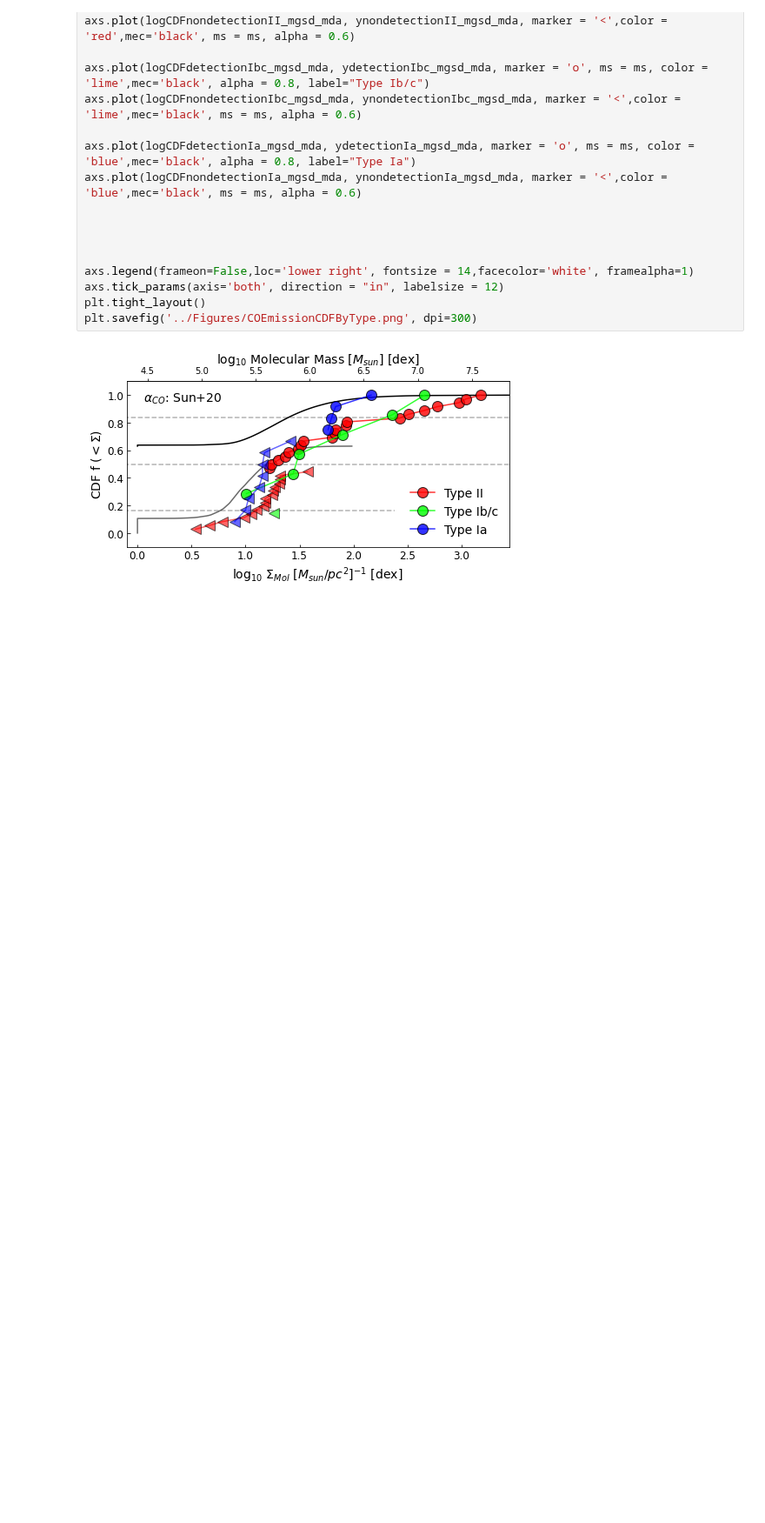
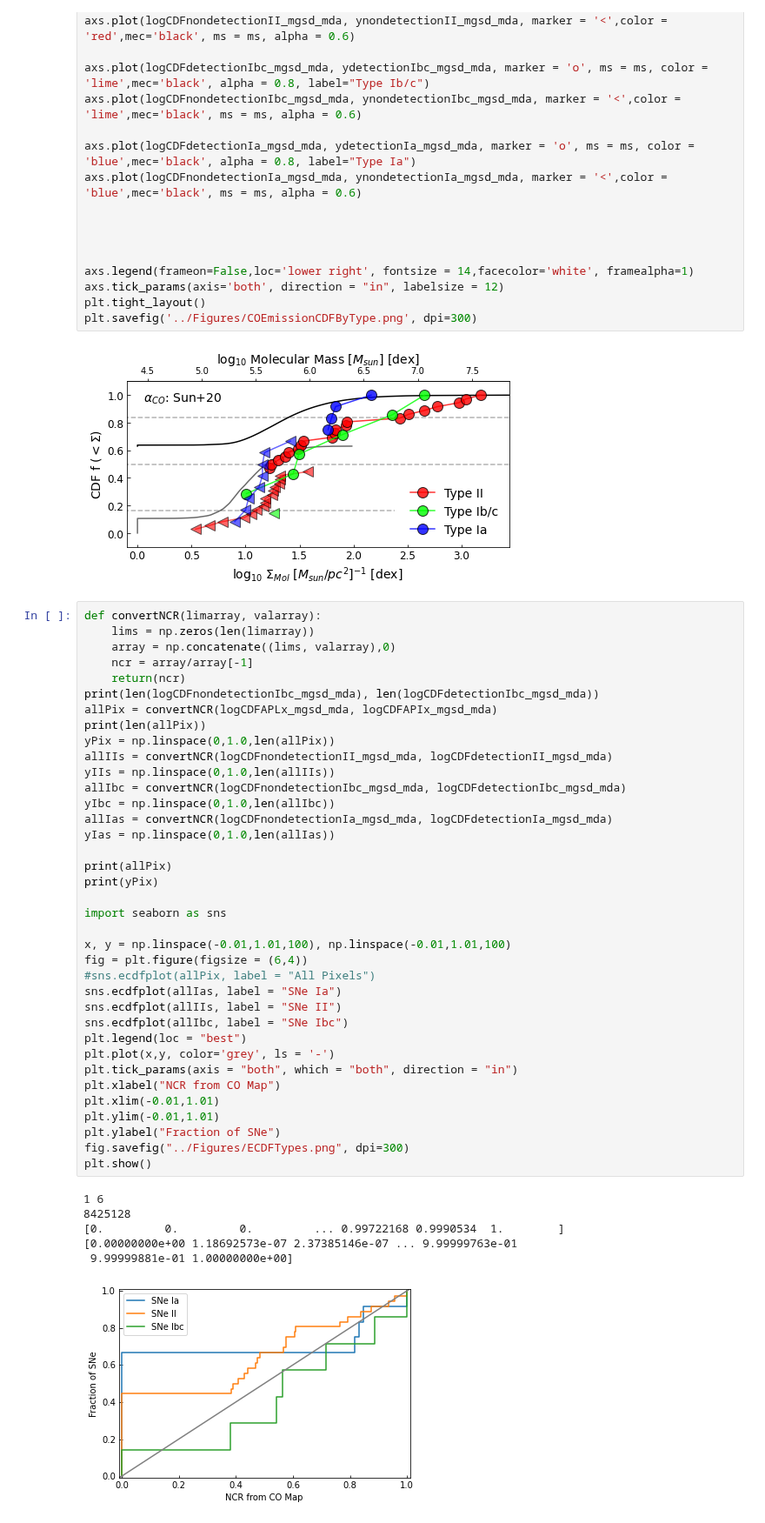
Before and after one commit to NessMayker/SNeCO, a Jupyter notebook: Code/3.2b_Plots_CDFs_150pc.ipynb, the cells around one changed output. Shown at 87% size. Drawn from its saved outputs; the diff is of its cells as text; blank space fills up the shorter version.

Commit message:
NCR plot for types

```diff
--- a/Code/3.2b_Plots_CDFs_150pc.ipynb
+++ b/Code/3.2b_Plots_CDFs_150pc.ipynb
@@ -512,6 +512,50 @@ plt.tight_layout()
 plt.savefig('../Figures/COEmissionCDFByType.png', dpi=300)
 # %% [output]
 [figure]
+# %%
+def convertNCR(limarray, valarray):
+    lims = np.zeros(len(limarray))
+    array = np.concatenate((lims, valarray),0)
+    ncr = array/array[-1]
+    return(ncr)
+print(len(logCDFnondetectionIbc_mgsd_mda), len(logCDFdetectionIbc_mgsd_mda))
+allPix = convertNCR(logCDFAPLx_mgsd_mda, logCDFAPIx_mgsd_mda)
+print(len(allPix))
+yPix = np.linspace(0,1.0,len(allPix))
+allIIs = convertNCR(logCDFnondetectionII_mgsd_mda, logCDFdetectionII_mgsd_mda)
+yIIs = np.linspace(0,1.0,len(allIIs))
+allIbc = convertNCR(logCDFnondetectionIbc_mgsd_mda, logCDFdetectionIbc_mgsd_mda)
+yIbc = np.linspace(0,1.0,len(allIbc))
+allIas = convertNCR(logCDFnondetectionIa_mgsd_mda, logCDFdetectionIa_mgsd_mda)
+yIas = np.linspace(0,1.0,len(allIas))
+
+print(allPix)
+print(yPix)
+
+import seaborn as sns
+
+x, y = np.linspace(-0.01,1.01,100), np.linspace(-0.01,1.01,100)
+fig = plt.figure(figsize = (6,4))
+#sns.ecdfplot(allPix, label = "All Pixels")
+sns.ecdfplot(allIas, label = "SNe Ia")
+sns.ecdfplot(allIIs, label = "SNe II")
+sns.ecdfplot(allIbc, label = "SNe Ibc")
+plt.legend(loc = "best")
+plt.plot(x,y, color='grey', ls = '-')
+plt.tick_params(axis = "both", which = "both", direction = "in")
+plt.xlabel("NCR from CO Map")
+plt.xlim(-0.01,1.01)
+plt.ylim(-0.01,1.01)
+plt.ylabel("Fraction of SNe")
+fig.savefig("../Figures/ECDFTypes.png", dpi=300)
+plt.show()
+# %% [output]
+1 6
+8425128
+[0.         0.         0.         ... 0.99722168 0.9990534  1.        ]
+[0.00000000e+00 1.18692573e-07 2.37385146e-07 ... 9.99999763e-01
+ 9.99999881e-01 1.00000000e+00]
+[figure, added]
 # %%
 
 YarrayAP = np.concatenate((APLy, APIy))
```
Also changed, not shown: parts of 1 cell of this notebook, 1 other file.
